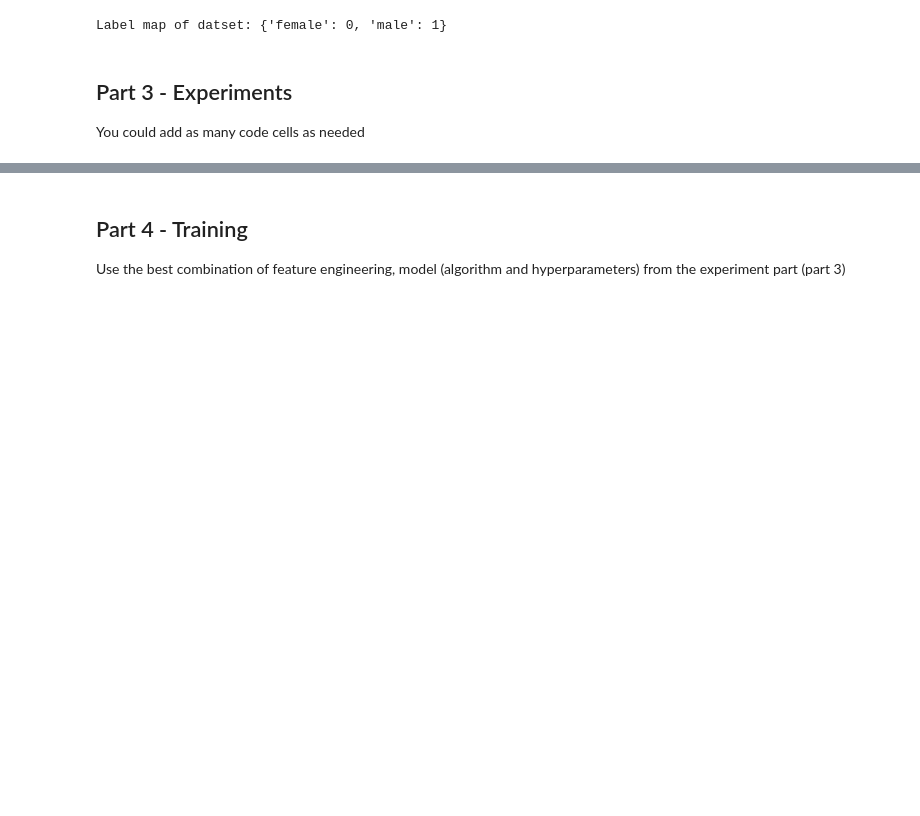
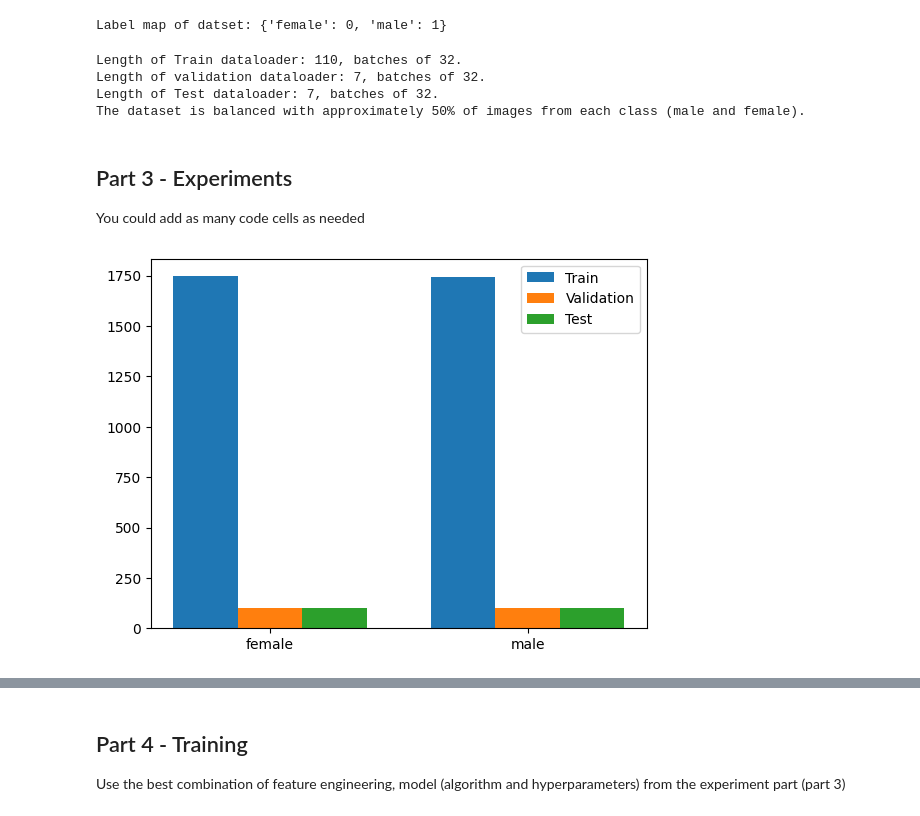
Before and after one commit to nadav0912/Image_Gender_Classification-, a Jupyter notebook: Assignment2_supervised_learning_flow (3).ipynb, the cells around one changed output, grey strips where cells are left out. Drawn from its saved outputs; the diff is of its cells as text; code cells hidden in the pictures; blank space fills up the shorter version.

Commit message:
Start writing training...

```diff
--- a/Assignment2_supervised_learning_flow (3).ipynb
+++ b/Assignment2_supervised_learning_flow (3).ipynb
@@ -185,3 +169,44 @@ plot_images_examples(datset=train_dataset, class_names=CLASS_NAMES)
+# %%
+# Create DataLoaders
+torch.manual_seed(RANDOM_SEED)  # Set random seed for reproducibility
+train_loader = DataLoader(train_dataset, batch_size=BATCH_SIZE, shuffle=True, num_workers=2)
+val_loader   = DataLoader(val_dataset, batch_size=BATCH_SIZE, shuffle=False, num_workers=2)
+test_loader  = DataLoader(test_dataset, batch_size=BATCH_SIZE, shuffle=False, num_workers=2)
+
+print(f"\nLength of Train dataloader: {len(train_loader)}, batches of {BATCH_SIZE}.")
+print(f"Length of validation dataloader: {len(val_loader)}, batches of {BATCH_SIZE}.")
+print(f"Length of Test dataloader: {len(test_loader)}, batches of {BATCH_SIZE}.")
+print("The dataset is balanced with approximately 50% of images from each class (male and female).")
+# %% [output]
+Length of Train dataloader: 110, batches of 32.
+Length of validation dataloader: 7, batches of 32.
+Length of Test dataloader: 7, batches of 32.
+The dataset is balanced with approximately 50% of images from each class (male and female).
 # %% [markdown]
 ## Part 3 - Experiments
 You could add as many code cells as needed
+# %%
+"""
+Display the total number of samples from each dataset to get an overview of they sizes.
+"""
+from collections import Counter
+
+# Count images per class in each dataset
+train_counts = Counter([label for _, label in train_dataset])
+val_counts = Counter([label for _, label in val_dataset])
+test_counts = Counter([label for _, label in test_dataset])
+
+classes = train_dataset.classes
+x = range(len(classes))
+width = 0.25  # width of each bar
+
+# Plot bars for train, val, and test counts side by side
+plt.bar([i - width for i in x], [train_counts[i] for i in x], width, label='Train')
+plt.bar(x, [val_counts[i] for i in x], width, label='Validation')
+plt.bar([i + width for i in x], [test_counts[i] for i in x], width, label='Test')
+
+plt.xticks(x, classes)  # Label x-axis with class names
+plt.legend()
+plt.show()
+# %% [output]
+[figure, added]
```
Also changed, not shown: parts of 10 cells of this notebook, 1 other file.
